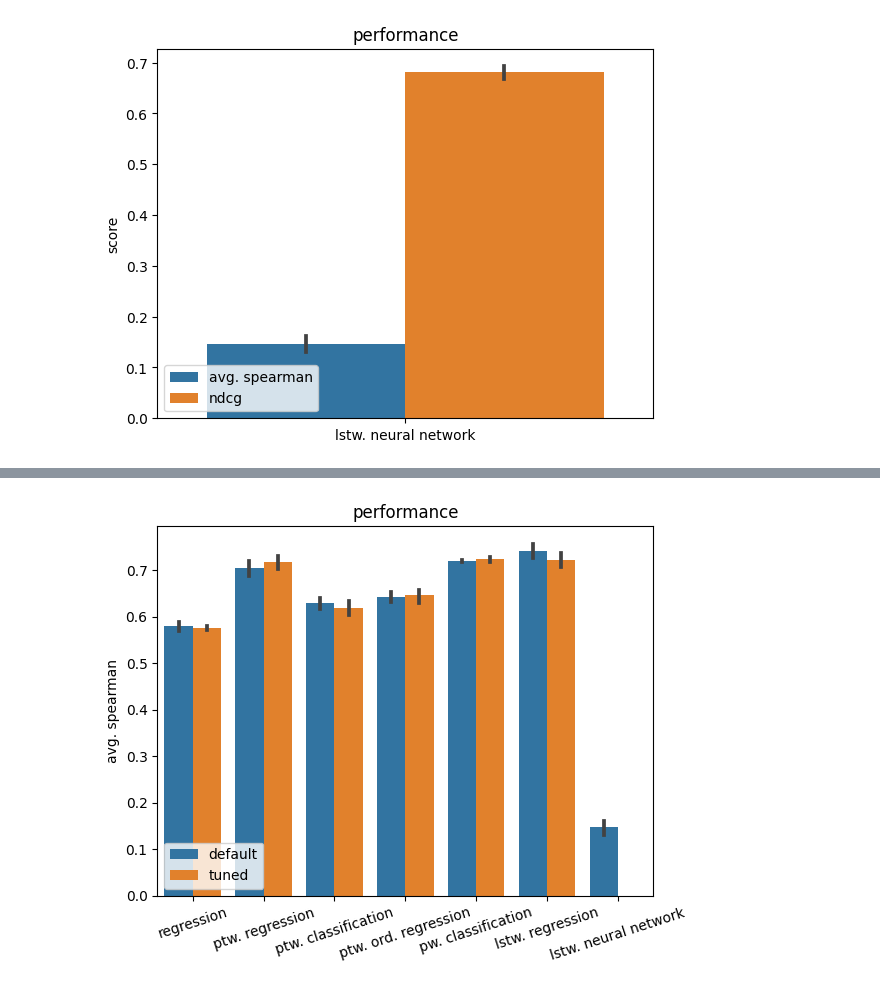
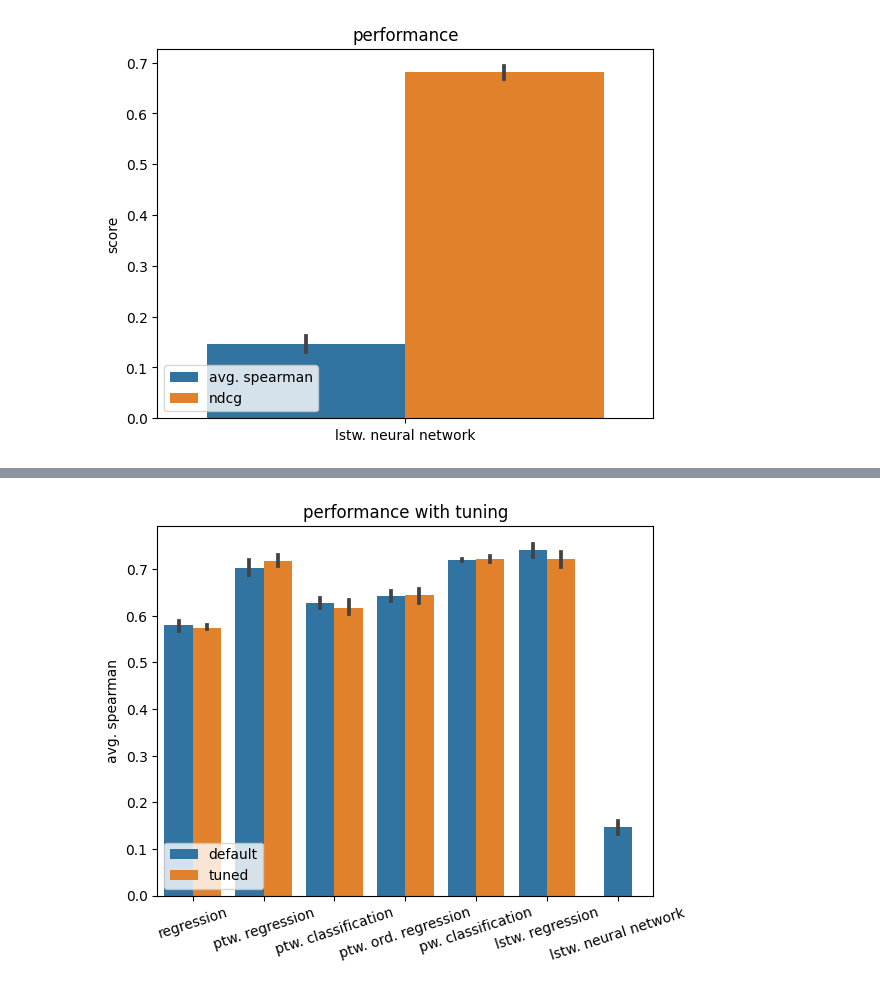
Before and after one commit to Sidies/ranking_encoders, a Jupyter notebook: notebooks/visualization/listwise/diagrams.ipynb, the cells around one changed output, grey strips where cells are left out. Cells and saved outputs as stored; diff of their text form; code cells hidden in the pictures.

Commit message:
refined performance diagrams

```diff
--- a/notebooks/visualization/listwise/diagrams.ipynb
+++ b/notebooks/visualization/listwise/diagrams.ipynb
@@ -207,14 +224,38 @@ def plot_full(data, hue_order, name):
 # %%
-plot_full(pd.concat([
+data_to_plot = pd.concat([
     data_by_approach[approach] for approach in [
         'regression',
         'ptw. regression',
         'ptw. classification',
         'ptw. ord. regression',
         'pw. classification',
         'lstw. regression',
         'lstw. neural network',
     ]
-]), hue_order=['default', 'tuned'], name='performance_spearman')
+])
+barplt = sns.barplot(
+    x=data_to_plot['approach'],
+    y=data_to_plot['score'],
+    hue=data_to_plot['category'],
+    hue_order=['default', 'tuned'],
+    dodge=True
+)
+plt.title('performance with tuning')
+plt.ylabel('avg. spearman')
+plt.xlabel('')
+if len(data_to_plot['approach'].value_counts()) >= 3:
+    plt.xticks(rotation=18)
+plt.legend(loc='lower left')
+
+# center bar, if hue is missing
+for i, bar in enumerate(barplt.axes.patches):
+    current_width = bar.get_width()
+    current_pos = bar.get_x()
+    if i == 6:
+        bar.set_x(current_pos+(current_width / 2))
+        barplt.axes.lines[i].set_xdata(current_pos + current_width)
+
+plt.savefig('performance_with_tuning.svg', bbox_inches='tight')
+plt.show()
 # %% [output]
-[figure, old version]
+[figure, new version]
```
Also changed, not shown: parts of 6 cells of this notebook, 2 other files.
